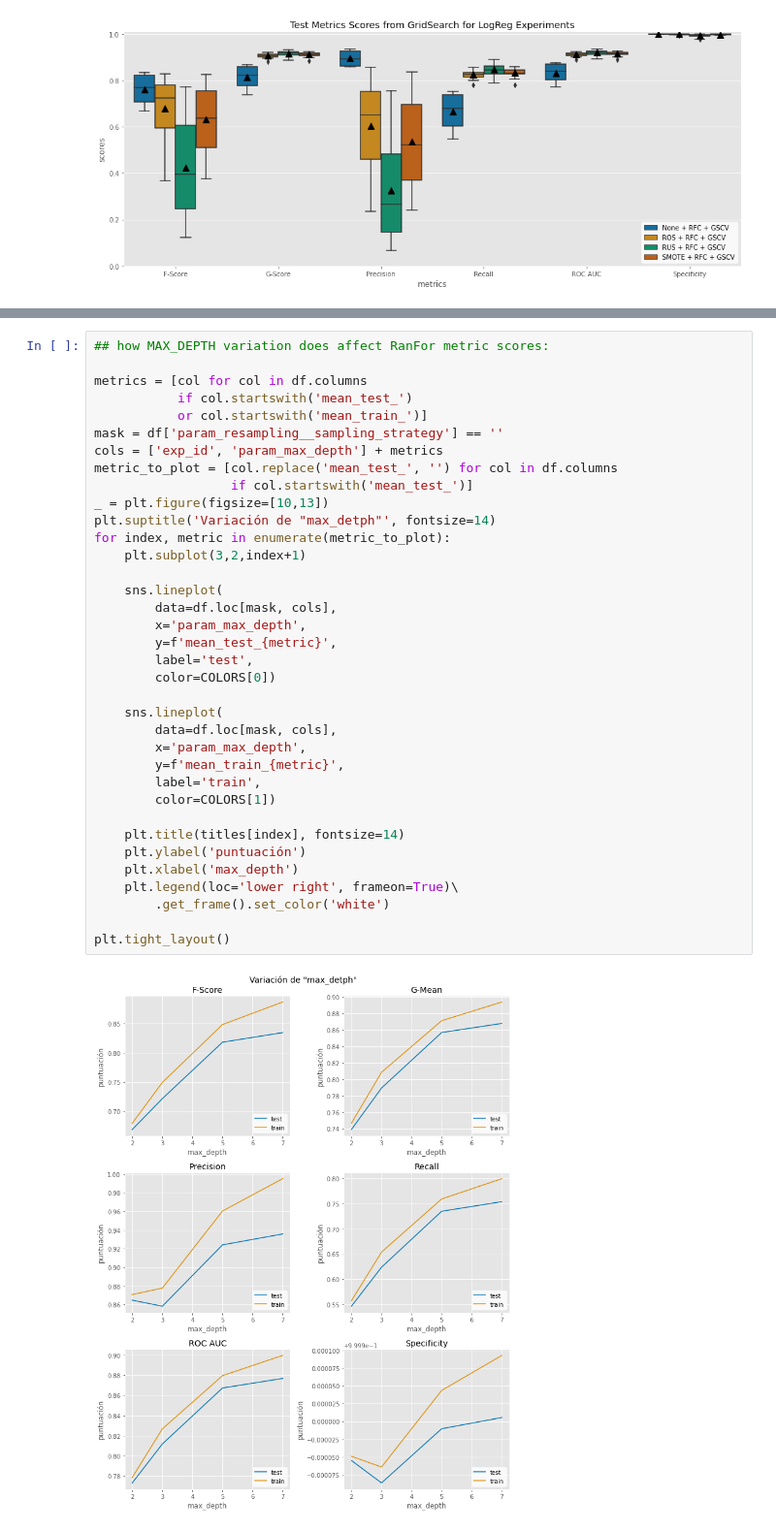
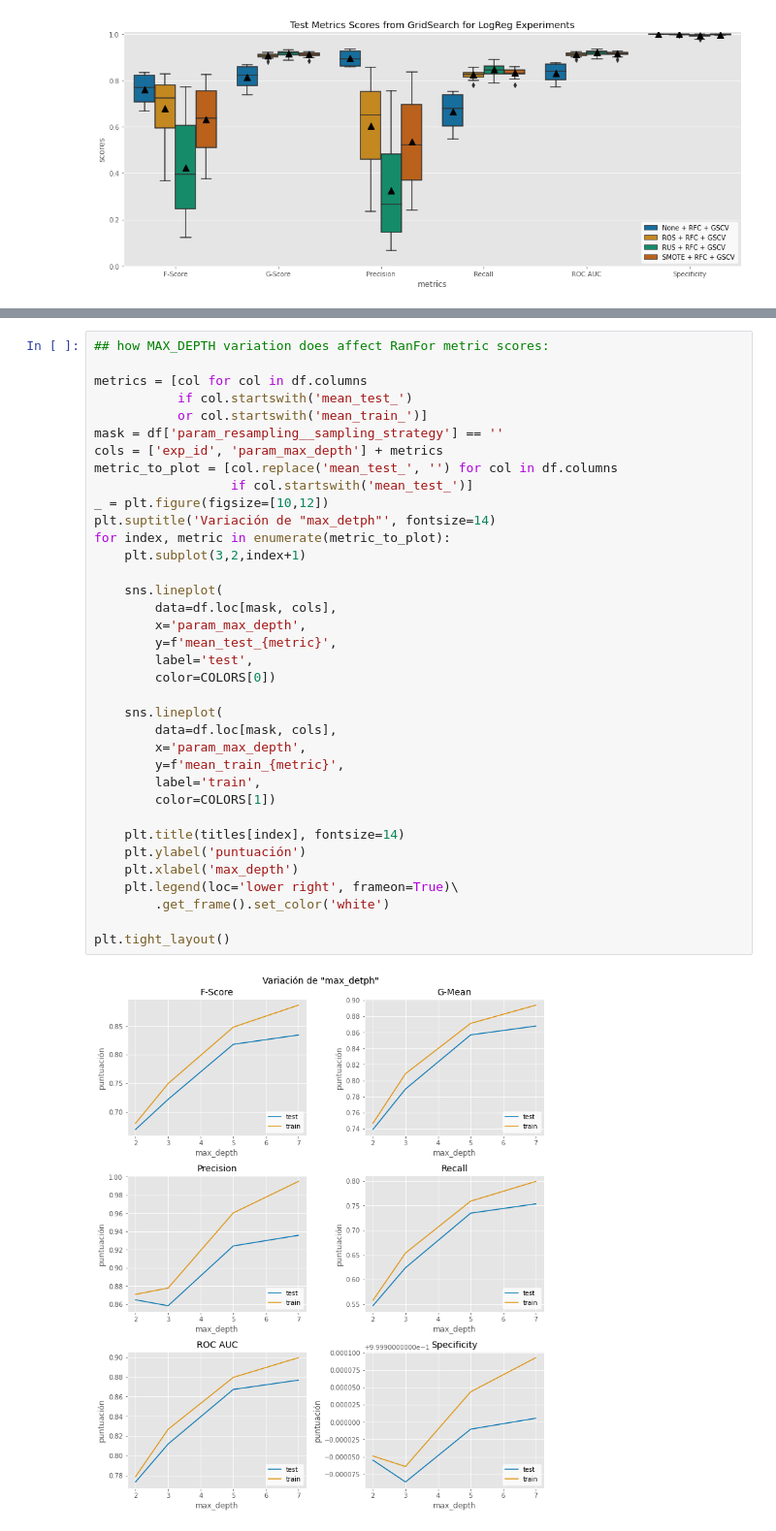
Before and after one commit to gerardovitale/fraud-detection, a Jupyter notebook: notebooks/src/explore_visualizations.ipynb, the cells around one changed output, grey strips where cells are left out. Shown at 97% size. Cells and saved outputs as stored; diff of their text form.

```diff
--- a/notebooks/src/explore_visualizations.ipynb
+++ b/notebooks/src/explore_visualizations.ipynb
@@ -279,32 +277,32 @@ metrics = [col for col in df.columns
 mask = df['param_resampling__sampling_strategy'] == ''
 cols = ['exp_id', 'param_max_depth'] + metrics
 metric_to_plot = [col.replace('mean_test_', '') for col in df.columns
                   if col.startswith('mean_test_')]
-_ = plt.figure(figsize=[10,13])
+_ = plt.figure(figsize=[10,12])
 plt.suptitle('Variación de "max_detph"', fontsize=14)
 for index, metric in enumerate(metric_to_plot):
     plt.subplot(3,2,index+1)
 
     sns.lineplot(
         data=df.loc[mask, cols],
         x='param_max_depth',
         y=f'mean_test_{metric}',
         label='test',
         color=COLORS[0])
 
     sns.lineplot(
         data=df.loc[mask, cols],
         x='param_max_depth',
         y=f'mean_train_{metric}',
         label='train',
         color=COLORS[1])
 
     plt.title(titles[index], fontsize=14)
     plt.ylabel('puntuación')
     plt.xlabel('max_depth')
     plt.legend(loc='lower right', frameon=True)\
         .get_frame().set_color('white')
 
 plt.tight_layout()
 # %% [output]
-[figure, old version]
+[figure, new version]
```
Also changed, not shown: parts of 29 cells of this notebook, 3 other files.
